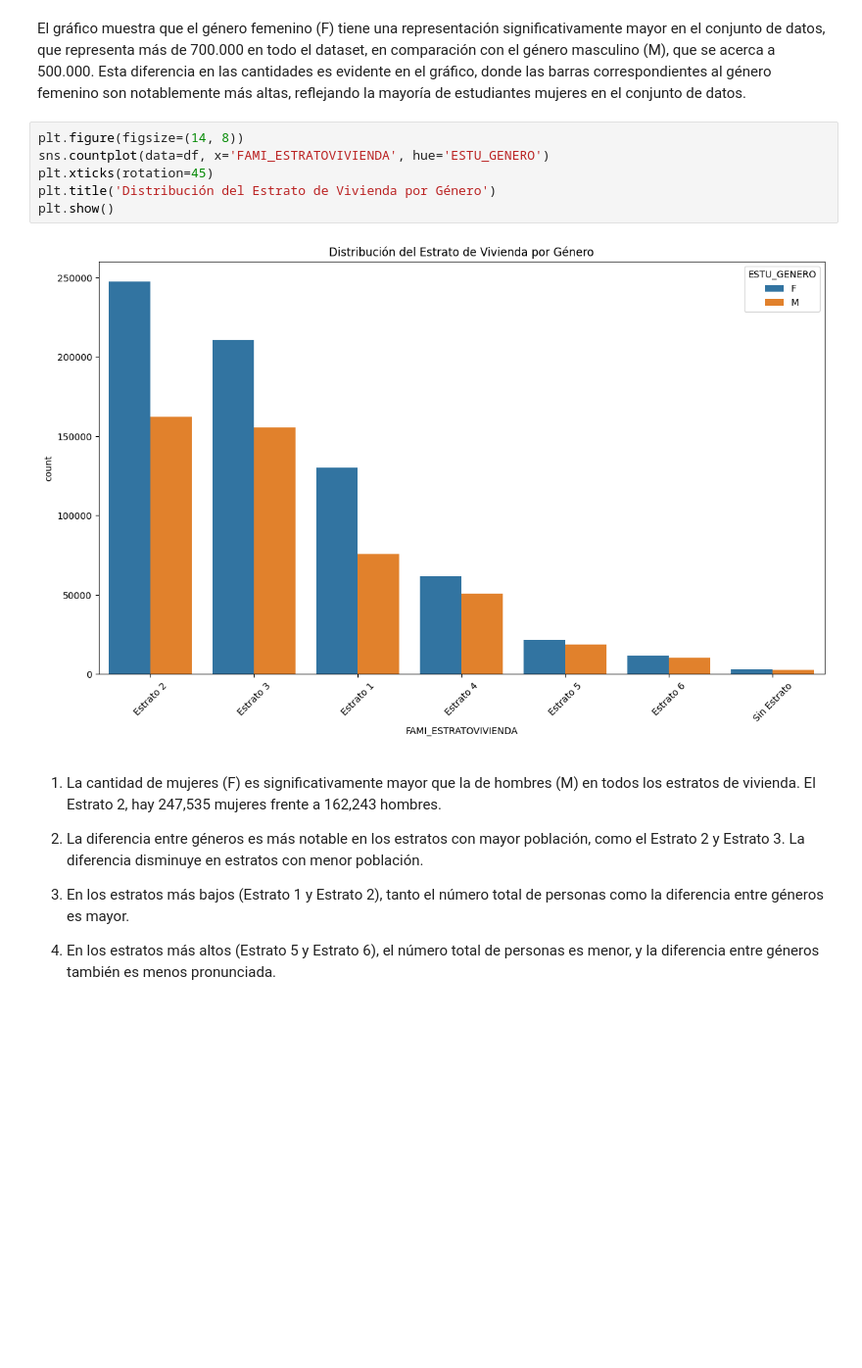
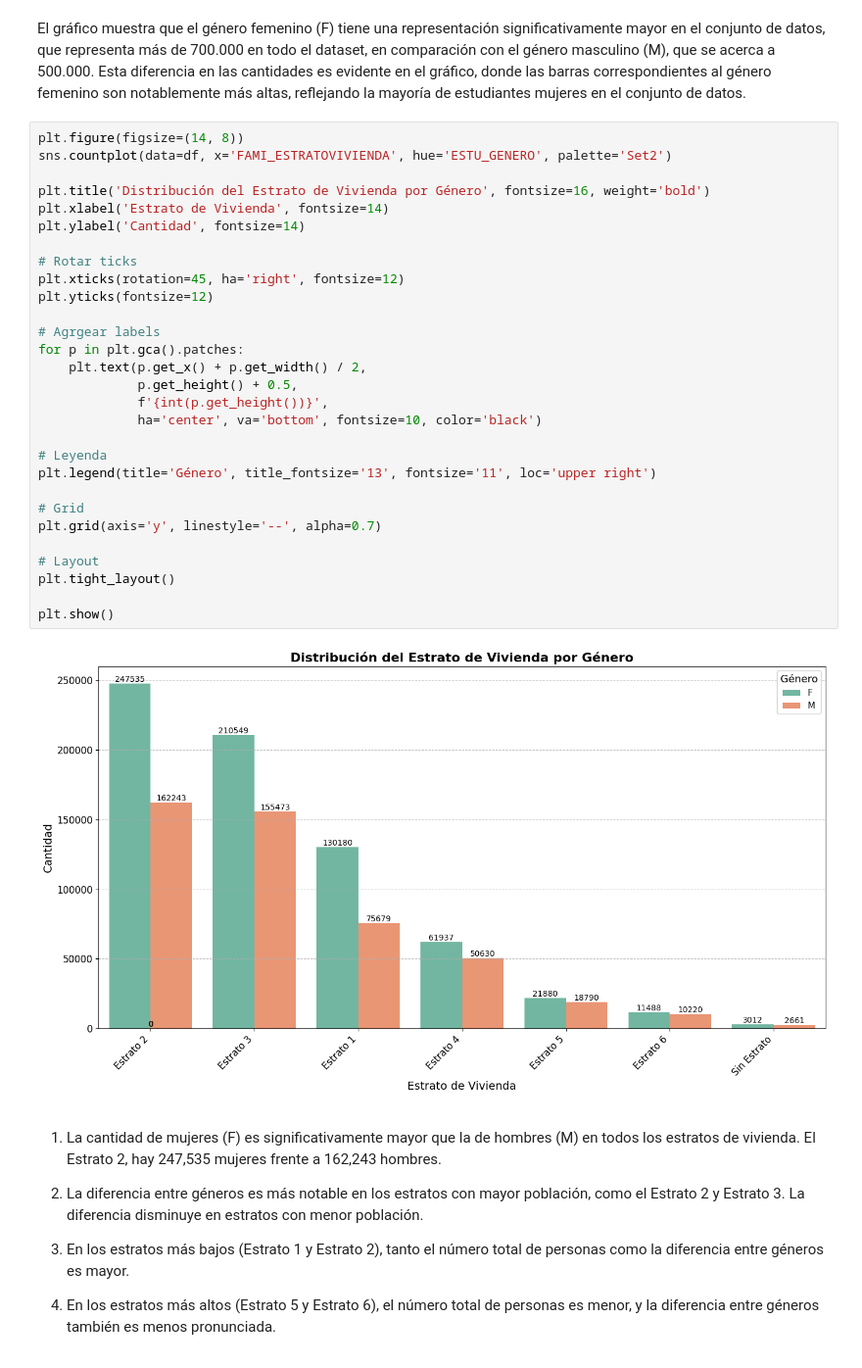
Before and after one commit to andresolanob/actividadesbootcampds, a Jupyter notebook: Entrega_actividad_2.ipynb, the cells around one changed output. Shown at 98% size. Saved outputs shown, nothing was run; the diff lists cells and outputs as text; blank space fills up the shorter version.

```diff
--- a/Entrega_actividad_2.ipynb
+++ b/Entrega_actividad_2.ipynb
@@ -189,13 +167,36 @@ Text(0.5, 1.0, 'Distribución de Género de los Estudiantes')
 # %% [markdown]
 El gráfico muestra que el género femenino (F) tiene una representación significativamente mayor en el conjunto de datos, que representa más de 700.000 en todo el dataset,  en comparación con el género masculino (M), que se acerca a 500.000. Esta diferencia en las cantidades es evidente en el gráfico, donde las barras correspondientes al género femenino son notablemente más altas, reflejando la mayoría de estudiantes mujeres en el conjunto de datos.
-# %%
-plt.figure(figsize=(14, 8))
-sns.countplot(data=df, x='FAMI_ESTRATOVIVIENDA', hue='ESTU_GENERO')
-plt.xticks(rotation=45)
-plt.title('Distribución del Estrato de Vivienda por Género')
-plt.show()
-# %% [output]
-[figure, removed]
+# %%
+plt.figure(figsize=(14, 8))
+sns.countplot(data=df, x='FAMI_ESTRATOVIVIENDA', hue='ESTU_GENERO', palette='Set2')
+
+plt.title('Distribución del Estrato de Vivienda por Género', fontsize=16, weight='bold')
+plt.xlabel('Estrato de Vivienda', fontsize=14)
+plt.ylabel('Cantidad', fontsize=14)
+
+# Rotar ticks
+plt.xticks(rotation=45, ha='right', fontsize=12)
+plt.yticks(fontsize=12)
+
+# Agrgear labels
+for p in plt.gca().patches:
+    plt.text(p.get_x() + p.get_width() / 2,
+             p.get_height() + 0.5,
+             f'{int(p.get_height())}',
+             ha='center', va='bottom', fontsize=10, color='black')
+
+# Leyenda
+plt.legend(title='Género', title_fontsize='13', fontsize='11', loc='upper right')
+
+# Grid
+plt.grid(axis='y', linestyle='--', alpha=0.7)
+
+# Layout
+plt.tight_layout()
+
+plt.show()
+# %% [output]
+[figure, added]
 # %% [markdown]
 1. La cantidad de mujeres (F) es significativamente mayor que la de hombres (M) en todos los estratos de vivienda. El Estrato 2, hay 247,535 mujeres frente a 162,243 hombres.
 
```
Also changed, not shown: parts of 8 cells of this notebook.
